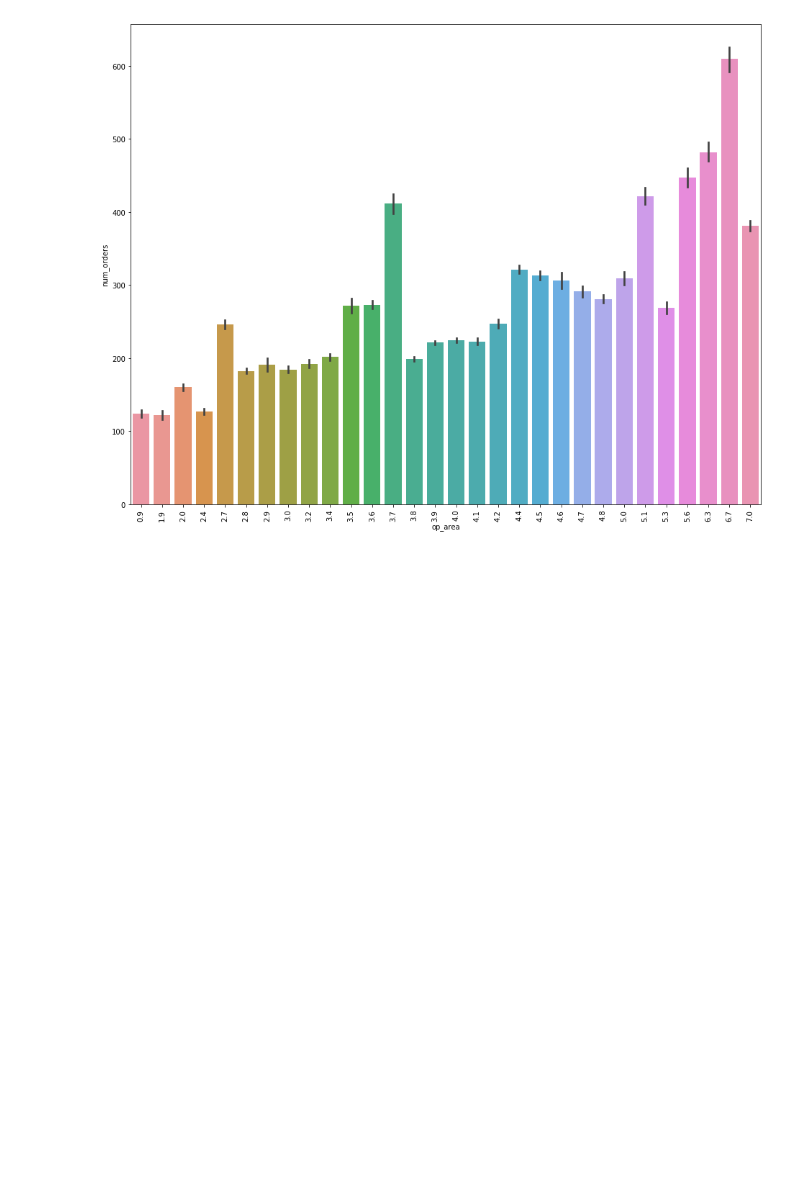
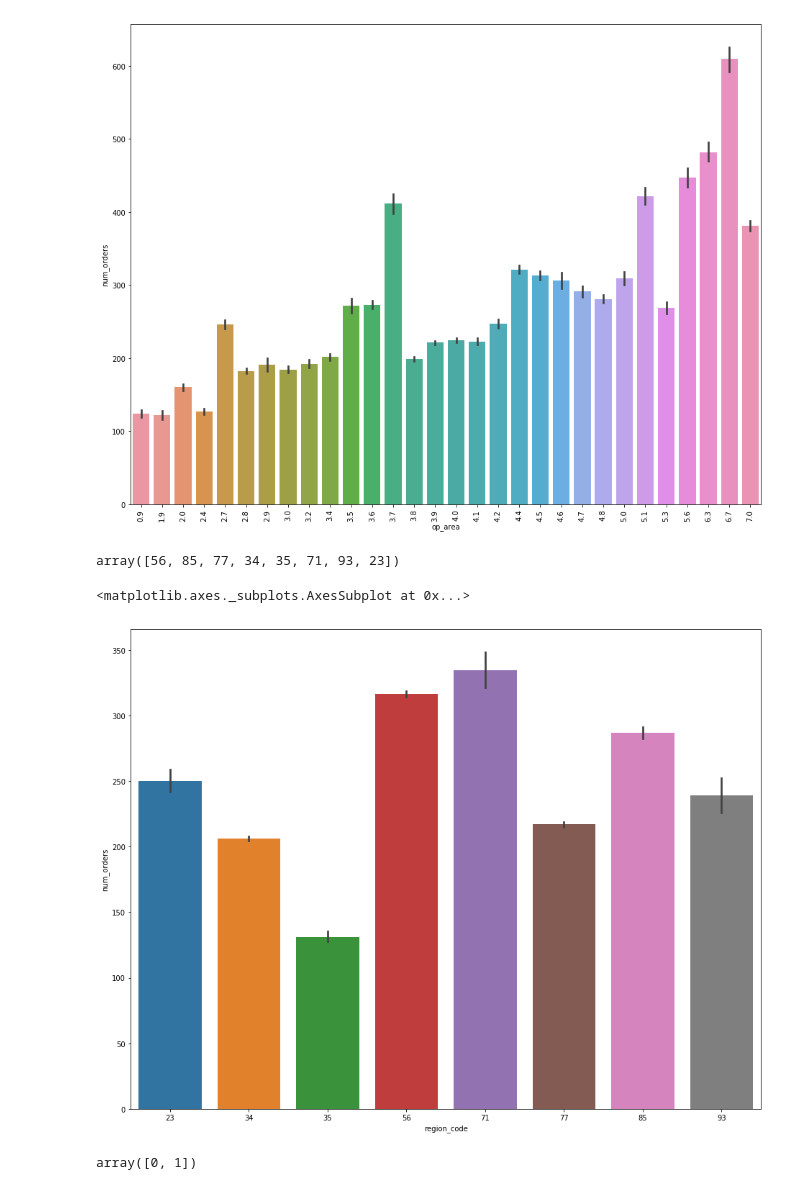
Before and after one commit to IITGuwahati-AI/Learning-Content, a Jupyter notebook: Food_forecast.ipynb, the cells around one changed output. Drawn from its saved outputs; the diff is of its cells as text; code cells hidden in the pictures; blank space fills up the shorter version.

```diff
--- a/Food_forecast.ipynb
+++ b/Food_forecast.ipynb
@@ -249,3 +249,16 @@ plt.xticks(rotation = 90)
         17, 18, 19, 20, 21, 22, 23, 24, 25, 26, 27, 28, 29]),
  <a list of 30 Text xticklabel objects>)
 [figure]
+# %%
+train['region_code'].unique()
+# %% [output]
+array([56, 85, 77, 34, 35, 71, 93, 23])
+# %%
+sns.barplot(train['region_code'],train['num_orders'])
+# %% [output]
+<matplotlib.axes._subplots.AxesSubplot at 0x...>
+[figure, added]
+# %%
+train['emailer_for_promotion'].unique()
+# %% [output]
+array([0, 1])
```
Also changed, not shown: parts of 3 cells of this notebook.
